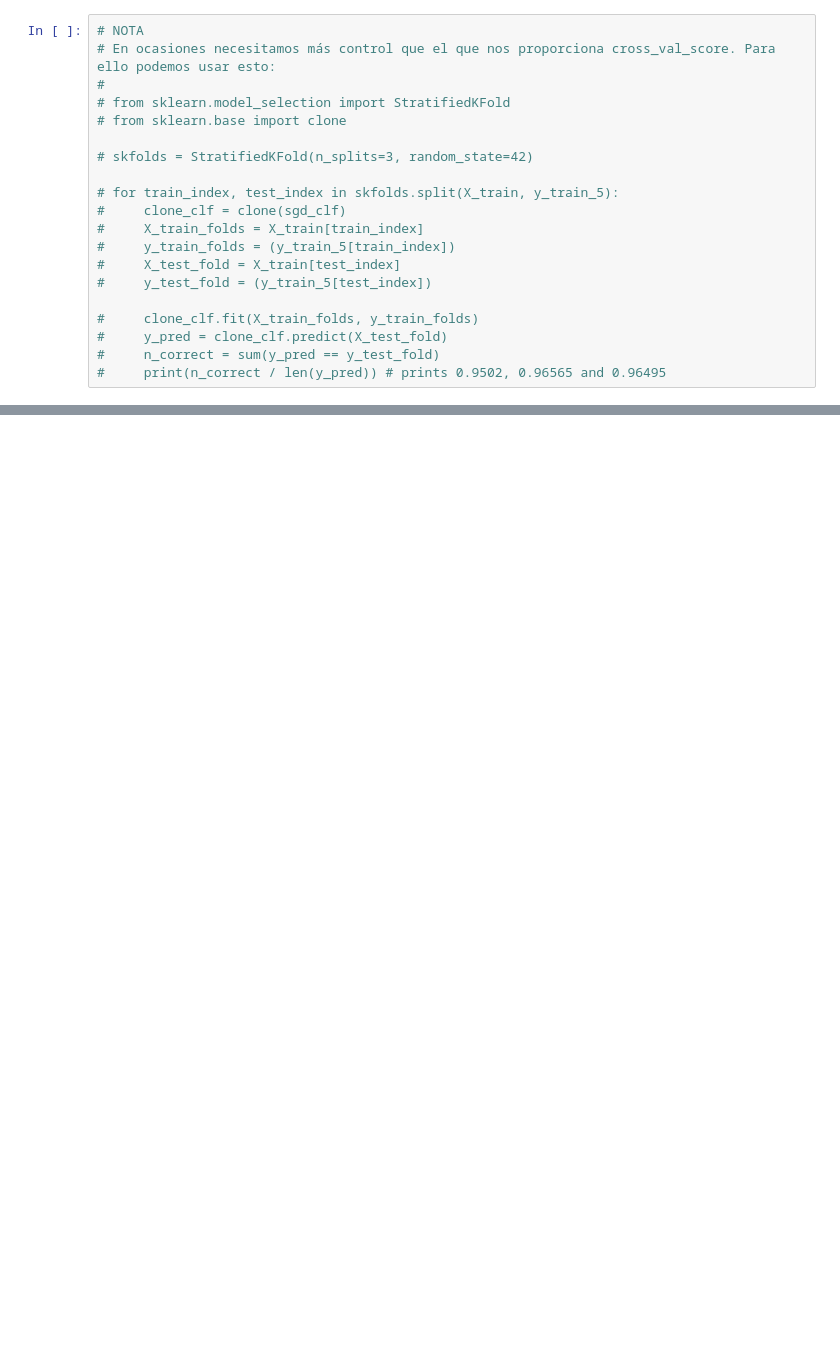
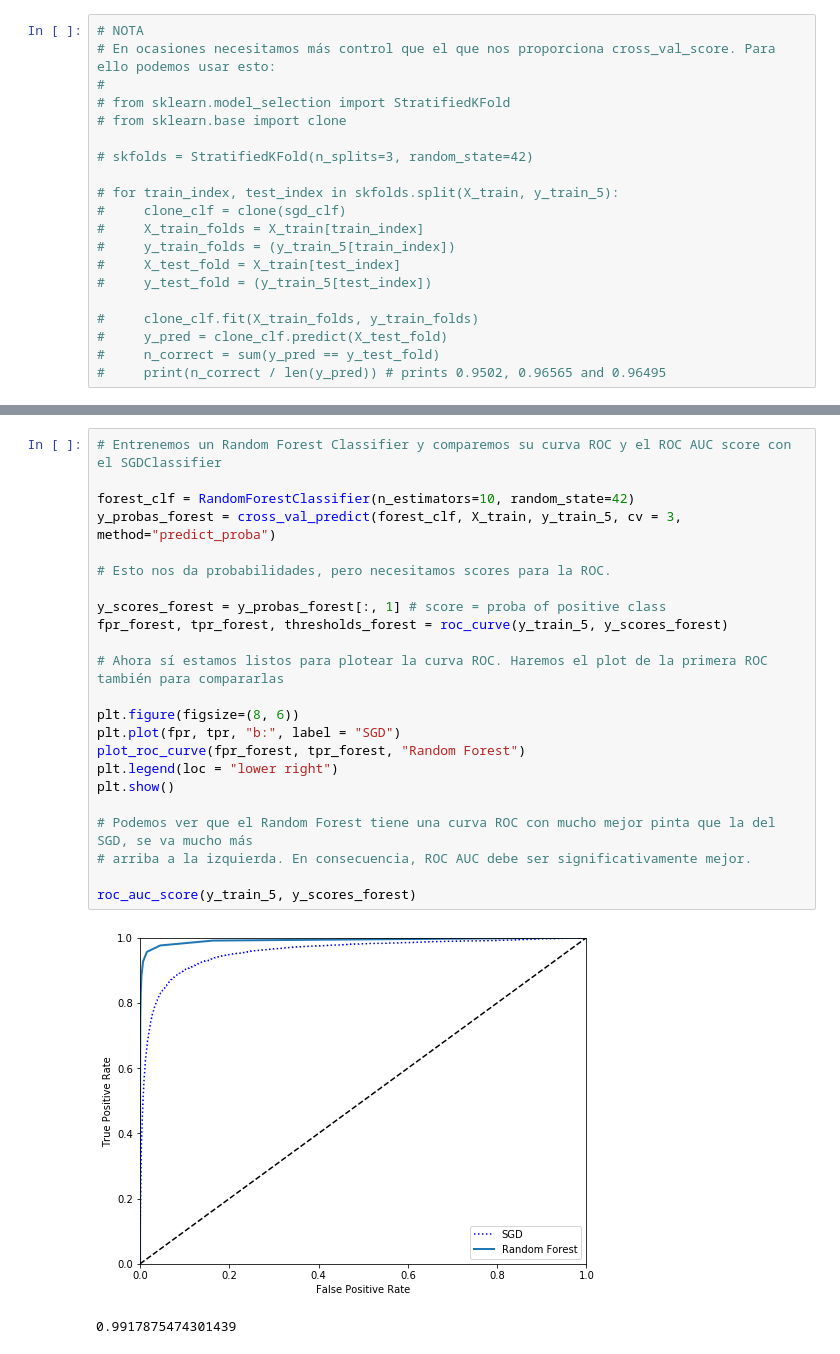
Before and after one commit to marcospm92/Hands-on-Machine-Learning-with-ScikitLearn-and-Tensorflow, a Jupyter notebook: MNIST.ipynb, the cells around one changed output, grey strips where cells are left out. Saved outputs shown, nothing was run; the diff lists cells and outputs as text; blank space fills up the shorter version.

```diff
--- a/MNIST.ipynb
+++ b/MNIST.ipynb
@@ -140,0 +327,26 @@ array([0.96025, 0.8396 , 0.85925])
+# %%
+# Entrenemos un Random Forest Classifier y comparemos su curva ROC y el ROC AUC score con el SGDClassifier
+
+forest_clf = RandomForestClassifier(n_estimators=10, random_state=42)
+y_probas_forest = cross_val_predict(forest_clf, X_train, y_train_5, cv = 3, method="predict_proba")
+
+# Esto nos da probabilidades, pero necesitamos scores para la ROC.
+
+y_scores_forest = y_probas_forest[:, 1] # score = proba of positive class
+fpr_forest, tpr_forest, thresholds_forest = roc_curve(y_train_5, y_scores_forest)
+
+# Ahora sí estamos listos para plotear la curva ROC. Haremos el plot de la primera ROC también para compararlas
+
+plt.figure(figsize=(8, 6))
+plt.plot(fpr, tpr, "b:", label = "SGD")
+plot_roc_curve(fpr_forest, tpr_forest, "Random Forest")
+plt.legend(loc = "lower right")
+plt.show()
+
+# Podemos ver que el Random Forest tiene una curva ROC con mucho mejor pinta que la del SGD, se va mucho más
+# arriba a la izquierda. En consecuencia, ROC AUC debe ser significativamente mejor.
+
+roc_auc_score(y_train_5, y_scores_forest)
+# %% [output]
+[figure, added]
+0.9917875474301439
```
Also changed, not shown: parts of 14 cells of this notebook.
